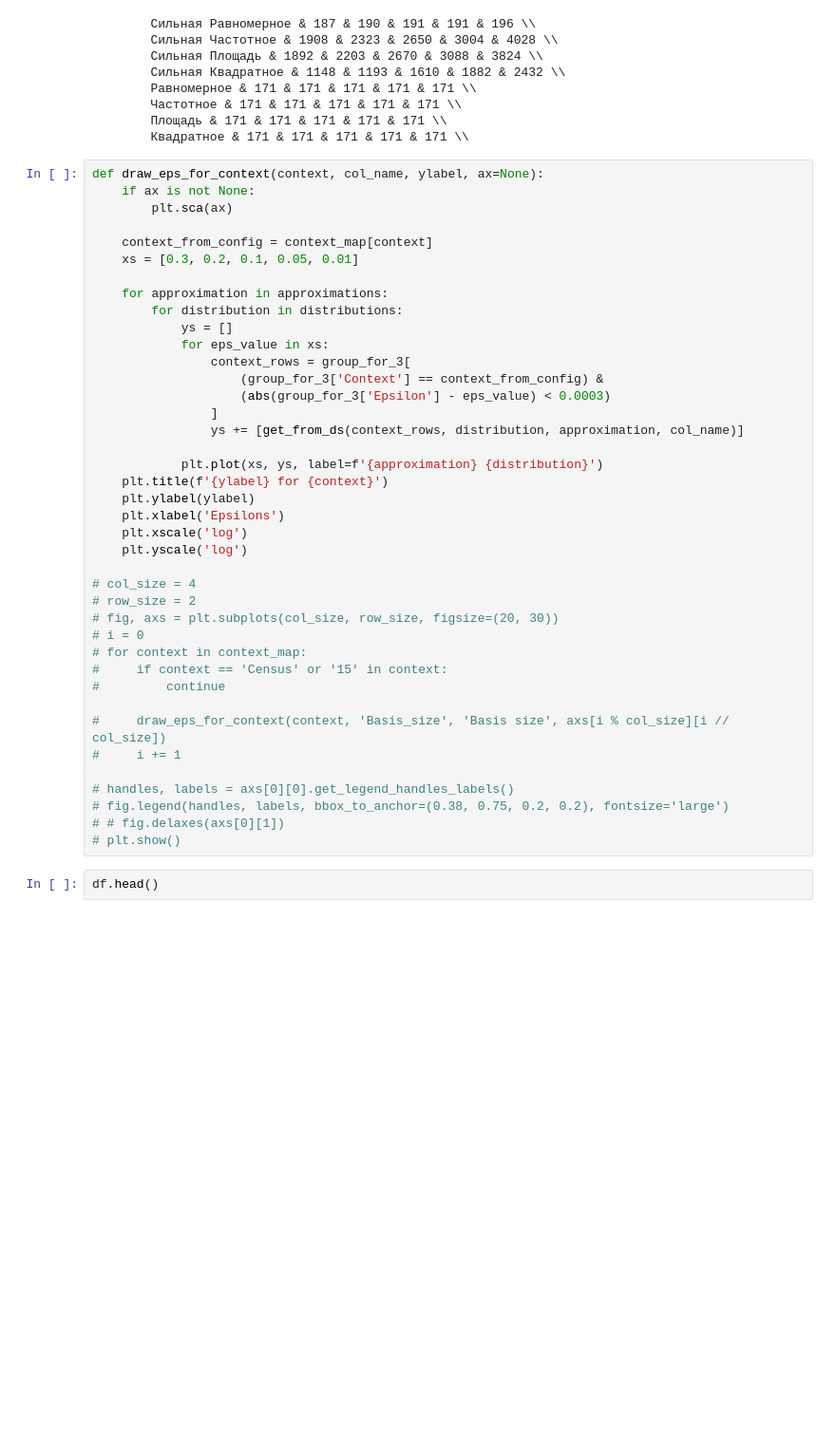
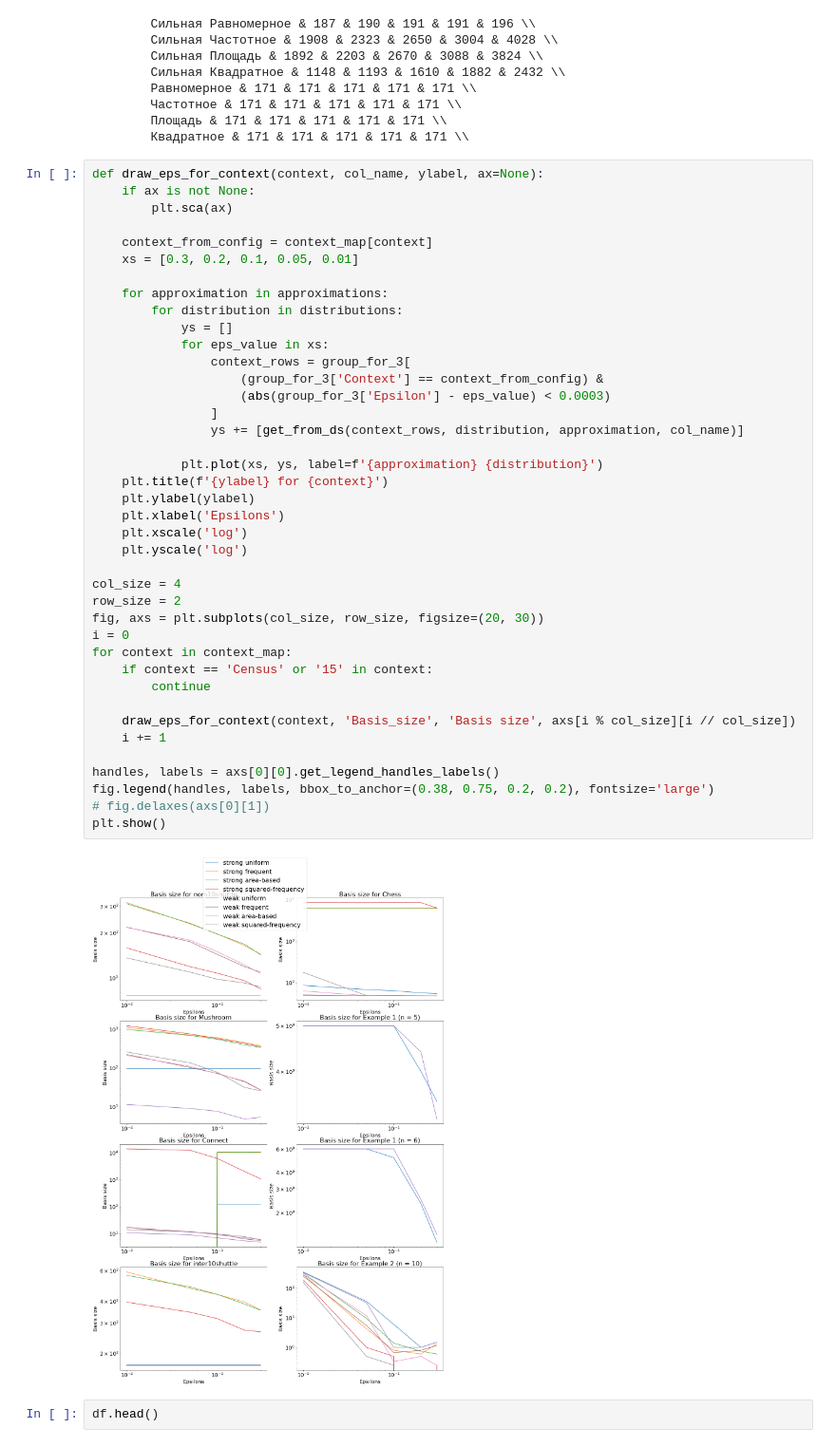
Before and after one commit to Panesher/Implication-Basis, a Jupyter notebook: results/analyzer.ipynb, the cells around one changed output. Shown at 95% size. Drawn from its saved outputs; the diff is of its cells as text; blank space fills up the shorter version.

```diff
--- a/results/analyzer.ipynb
+++ b/results/analyzer.ipynb
@@ -430,43 +430,45 @@ print(get_eps_for_context('inter10shuttle', 'Total_counter_examples', 0))
 # %%
 def draw_eps_for_context(context, col_name, ylabel, ax=None):
     if ax is not None:
         plt.sca(ax)
 
     context_from_config = context_map[context]
     xs = [0.3, 0.2, 0.1, 0.05, 0.01]
 
     for approximation in approximations:
         for distribution in distributions:
             ys = []
             for eps_value in xs:
                 context_rows = group_for_3[
                     (group_for_3['Context'] == context_from_config) &
                     (abs(group_for_3['Epsilon'] - eps_value) < 0.0003)
                 ]
                 ys += [get_from_ds(context_rows, distribution, approximation, col_name)]
 
             plt.plot(xs, ys, label=f'{approximation} {distribution}')
     plt.title(f'{ylabel} for {context}')
     plt.ylabel(ylabel)
     plt.xlabel('Epsilons')
     plt.xscale('log')
     plt.yscale('log')
 
-# col_size = 4
-# row_size = 2
-# fig, axs = plt.subplots(col_size, row_size, figsize=(20, 30))
-# i = 0
-# for context in context_map:
-#     if context == 'Census' or '15' in context:
-#         continue
+col_size = 4
+row_size = 2
+fig, axs = plt.subplots(col_size, row_size, figsize=(20, 30))
+i = 0
+for context in context_map:
+    if context == 'Census' or '15' in context:
+        continue
 
-#     draw_eps_for_context(context, 'Basis_size', 'Basis size', axs[i % col_size][i // col_size])
-#     i += 1
+    draw_eps_for_context(context, 'Basis_size', 'Basis size', axs[i % col_size][i // col_size])
+    i += 1
 
-# handles, labels = axs[0][0].get_legend_handles_labels()
-# fig.legend(handles, labels, bbox_to_anchor=(0.38, 0.75, 0.2, 0.2), fontsize='large')
-# # fig.delaxes(axs[0][1])
-# plt.show()
+handles, labels = axs[0][0].get_legend_handles_labels()
+fig.legend(handles, labels, bbox_to_anchor=(0.38, 0.75, 0.2, 0.2), fontsize='large')
+# fig.delaxes(axs[0][1])
+plt.show()
+# %% [output]
+[figure, added]
 # %%
 df.head()
 # %% [output]
```
Also changed, not shown: parts of 12 cells of this notebook, 1 other file.
